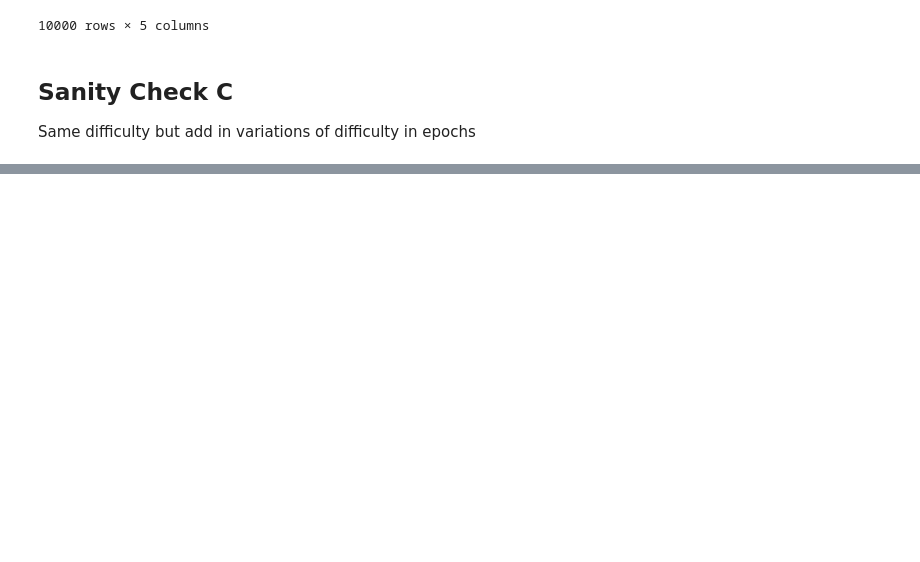
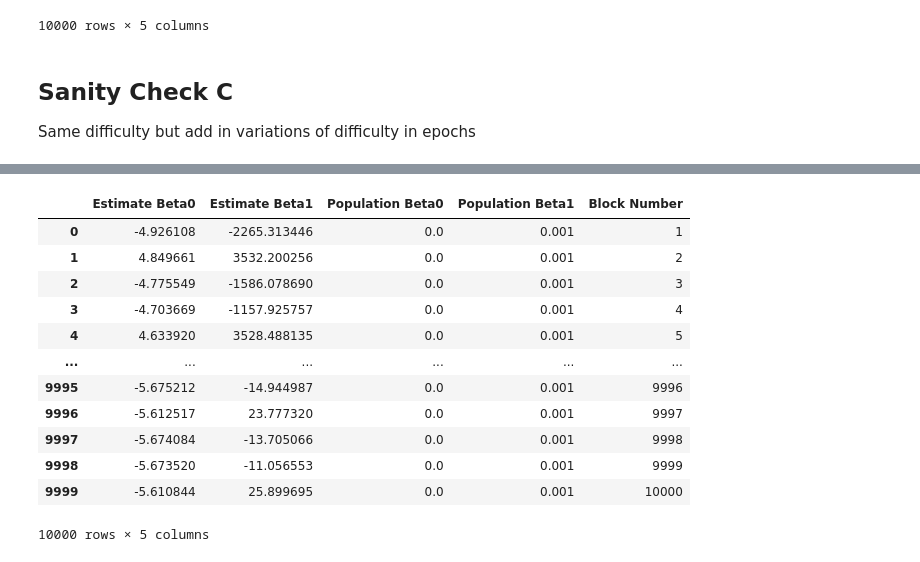
Before and after one commit to dominant-strategies/Quai-Macro-Model, a Jupyter notebook: Spec/Controller Basic Scenarios.ipynb, the cells around one changed output, grey strips where cells are left out. Drawn from its saved outputs; the diff is of its cells as text; code cells hidden in the pictures; blank space fills up the shorter version.

```diff
--- a/Spec/Controller Basic Scenarios.ipynb
+++ b/Spec/Controller Basic Scenarios.ipynb
@@ -136,3 +137,19 @@ KeyError: 'Mine Block Boundary Action V3'
+# %%
+df
+# %% [output]
+|  | Estimate Beta0 | Estimate Beta1 | Population Beta0 | Population Beta1 | Block Number |
+| 0 | -4.926108 | -2265.313446 | 0.0 | 0.001 | 1 |
+| 1 | 4.849661 | 3532.200256 | 0.0 | 0.001 | 2 |
+| 2 | -4.775549 | -1586.078690 | 0.0 | 0.001 | 3 |
+| 3 | -4.703669 | -1157.925757 | 0.0 | 0.001 | 4 |
+| 4 | 4.633920 | 3528.488135 | 0.0 | 0.001 | 5 |
+| ... | ... | ... | ... | ... | ... |
+| 9995 | -5.675212 | -14.944987 | 0.0 | 0.001 | 9996 |
+| 9996 | -5.612517 | 23.777320 | 0.0 | 0.001 | 9997 |
+| 9997 | -5.674084 | -13.705066 | 0.0 | 0.001 | 9998 |
+| 9998 | -5.673520 | -11.056553 | 0.0 | 0.001 | 9999 |
+| 9999 | -5.610844 | 25.899695 | 0.0 | 0.001 | 10000 |
+10000 rows × 5 columns
 # %%
 print(sum([x['Ratio'] for x in state["Historical Mined Ratio"]]) / len(state["Historical Mined Ratio"]))
 # %% [output]
```
Also changed, not shown: parts of 6 cells of this notebook, 4 other files.
